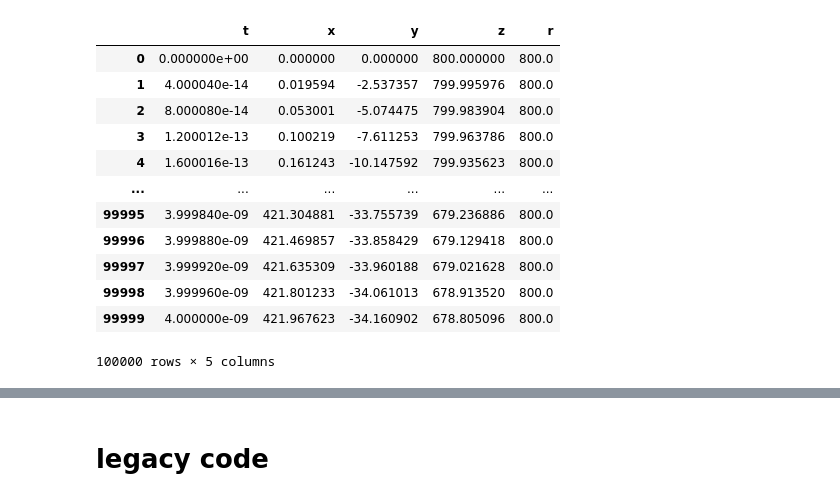
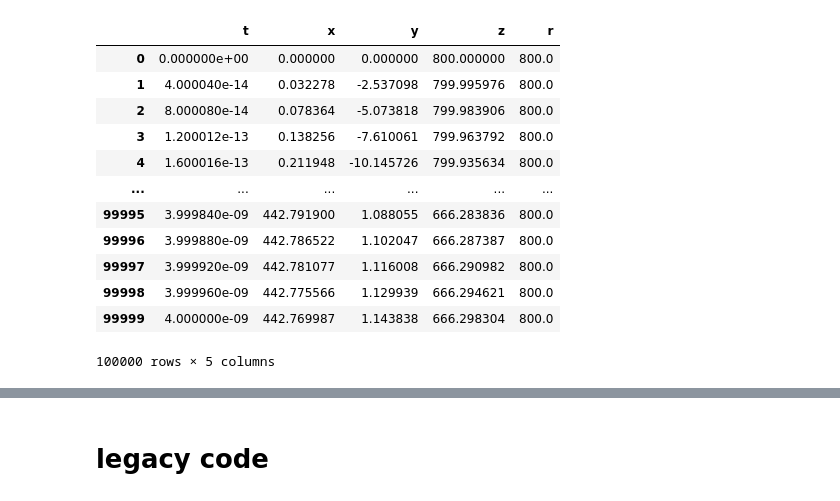
Before and after one commit to sashabusse/LLG_INT, a Jupyter notebook: model_1.ipynb, the cells around one changed output, grey strips where cells are left out. Cells and saved outputs as stored; diff of their text form; code cells hidden in the pictures.

```diff
--- a/model_1.ipynb
+++ b/model_1.ipynb
@@ -181,50 +181,50 @@ hb_CGS = 1.054571817e-27 #erg*s
 g0_SI = uB_SI/hb_SI #1/(T*s)
 g0_CGS = uB_CGS/hb_CGS #1/(G*s)
 
-film = Material(800., gamma=2.2*g0_CGS, alpha=0.005, Hkeff=6e6)
+film = Material(800., gamma=2.2*g0_CGS, alpha=0.01, Hkeff=6e6)
 
 #3000.*79.5774715459424
 Hext = np.array(pol2cart(4.6e3, np.deg2rad(63.0), 0.0))
 
 def Heff_function(M, film):
     #print(np.linalg.norm(sw_energy_eq.Heff(M, film.Hkeff))*1e-4)
     return Hext + sw_energy_eq.Heff(M, film.Hkeff) + DemagnetizationHeff(M)
     #return Hext + StonerWohlfarth_Heff(M, film.Hkeff)
 
 def Jacobian(t, M):
     Heff = Heff_function(M, film)
     return equation.jacobian(M, Heff, film)
 
 def model(t,M):
     Heff = Heff_function(M, film)
     return equation.right_hand(Heff, M, film)
 
 M0 = pol2cart(film.Ms, np.deg2rad(0.0), 0)
 
 time_span = [0.0, 4000.0e-12]
 sol = solve_ivp(model, time_span, M0,t_eval=np.linspace(time_span[0], time_span[1], int(1e5)),
                 method = 'RK45', jac=Jacobian, max_step=1e-13)
 
 df = pd.DataFrame()
 df['t'] = sol.t
 df['x'] = sol.y[0]
 df['y'] = sol.y[1]
 df['z'] = sol.y[2]
 df['r'] = np.sqrt(df['x']**2+df['y']**2+df['z']**2)
 df
 # %% [output]
 |  | t | x | y | z | r |
 | 0 | 0.000000e+00 | 0.000000 | 0.000000 | 800.000000 | 800.0 |
-| 1 | 4.000040e-14 | 0.019594 | -2.537357 | 799.995976 | 800.0 |
-| 2 | 8.000080e-14 | 0.053001 | -5.074475 | 799.983904 | 800.0 |
-| 3 | 1.200012e-13 | 0.100219 | -7.611253 | 799.963786 | 800.0 |
-| 4 | 1.600016e-13 | 0.161243 | -10.147592 | 799.935623 | 800.0 |
+| 1 | 4.000040e-14 | 0.032278 | -2.537098 | 799.995976 | 800.0 |
+| 2 | 8.000080e-14 | 0.078364 | -5.073818 | 799.983906 | 800.0 |
+| 3 | 1.200012e-13 | 0.138256 | -7.610061 | 799.963792 | 800.0 |
+| 4 | 1.600016e-13 | 0.211948 | -10.145726 | 799.935634 | 800.0 |
 | ... | ... | ... | ... | ... | ... |
-| 99995 | 3.999840e-09 | 421.304881 | -33.755739 | 679.236886 | 800.0 |
-| 99996 | 3.999880e-09 | 421.469857 | -33.858429 | 679.129418 | 800.0 |
-| 99997 | 3.999920e-09 | 421.635309 | -33.960188 | 679.021628 | 800.0 |
-| 99998 | 3.999960e-09 | 421.801233 | -34.061013 | 678.913520 | 800.0 |
-| 99999 | 4.000000e-09 | 421.967623 | -34.160902 | 678.805096 | 800.0 |
+| 99995 | 3.999840e-09 | 442.791900 | 1.088055 | 666.283836 | 800.0 |
+| 99996 | 3.999880e-09 | 442.786522 | 1.102047 | 666.287387 | 800.0 |
+| 99997 | 3.999920e-09 | 442.781077 | 1.116008 | 666.290982 | 800.0 |
+| 99998 | 3.999960e-09 | 442.775566 | 1.129939 | 666.294621 | 800.0 |
+| 99999 | 4.000000e-09 | 442.769987 | 1.143838 | 666.298304 | 800.0 |
 100000 rows × 5 columns
 # %%
 %matplotlib notebook
```
Also changed, not shown: parts of 6 cells of this notebook, 3 other files.
